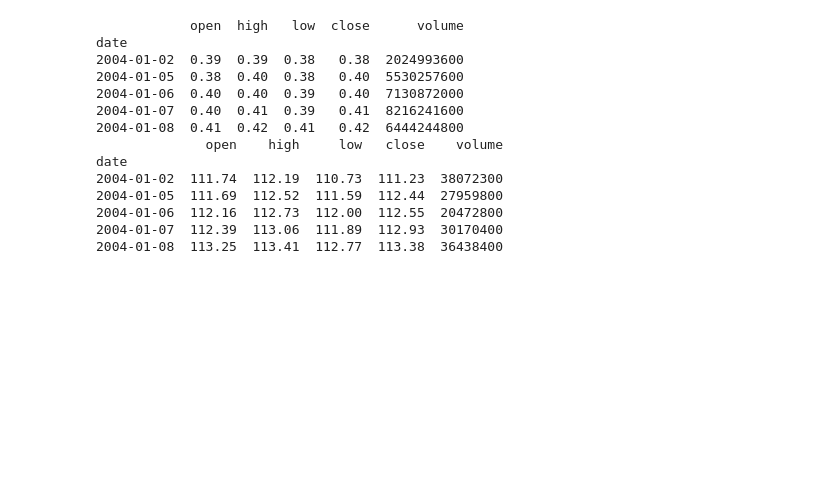
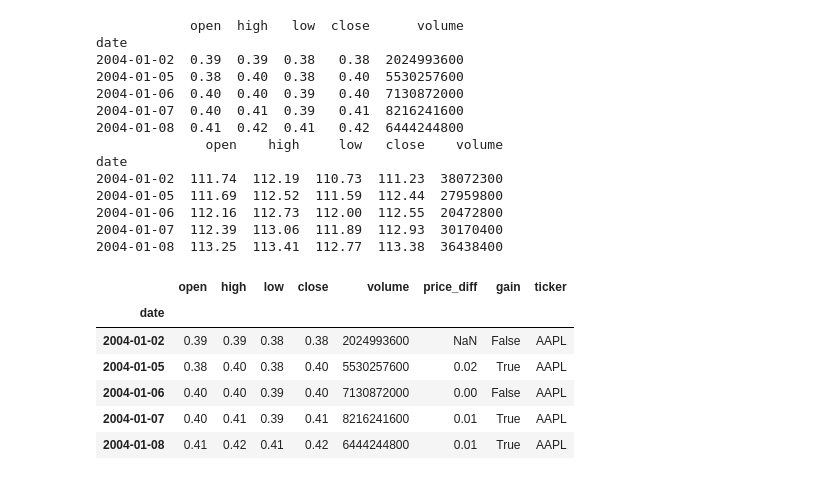
Before and after one commit to MichalPoleszczuk/Books, a Jupyter notebook: Python_for_Algorithmic_Trading_Cookbook/Chapter2/Notes_to_Chapter2.ipynb, the cells around one changed output. Drawn from its saved outputs; the diff is of its cells as text; code cells hidden in the pictures; blank space fills up the shorter version.

```diff
--- a/Python_for_Algorithmic_Trading_Cookbook/Chapter2/Notes_to_Chapter2.ipynb
+++ b/Python_for_Algorithmic_Trading_Cookbook/Chapter2/Notes_to_Chapter2.ipynb
@@ -401,0 +414,11 @@ benchmark.columns = columns
+# %%
+# Results of adding new columns to both dataframes
+asset.head()
+# %% [output]
+|  | open | high | low | close | volume | price_diff | gain | ticker |
+| date |  |  |  |  |  |  |  |  |
+| 2004-01-02 | 0.39 | 0.39 | 0.38 | 0.38 | 2024993600 | NaN | False | AAPL |
+| 2004-01-05 | 0.38 | 0.40 | 0.38 | 0.40 | 5530257600 | 0.02 | True | AAPL |
+| 2004-01-06 | 0.40 | 0.40 | 0.39 | 0.40 | 7130872000 | 0.00 | False | AAPL |
+| 2004-01-07 | 0.40 | 0.41 | 0.39 | 0.41 | 8216241600 | 0.01 | True | AAPL |
+| 2004-01-08 | 0.41 | 0.42 | 0.41 | 0.42 | 6444244800 | 0.01 | True | AAPL |
```
Also changed, not shown: parts of 17 cells of this notebook, 2 other files.
